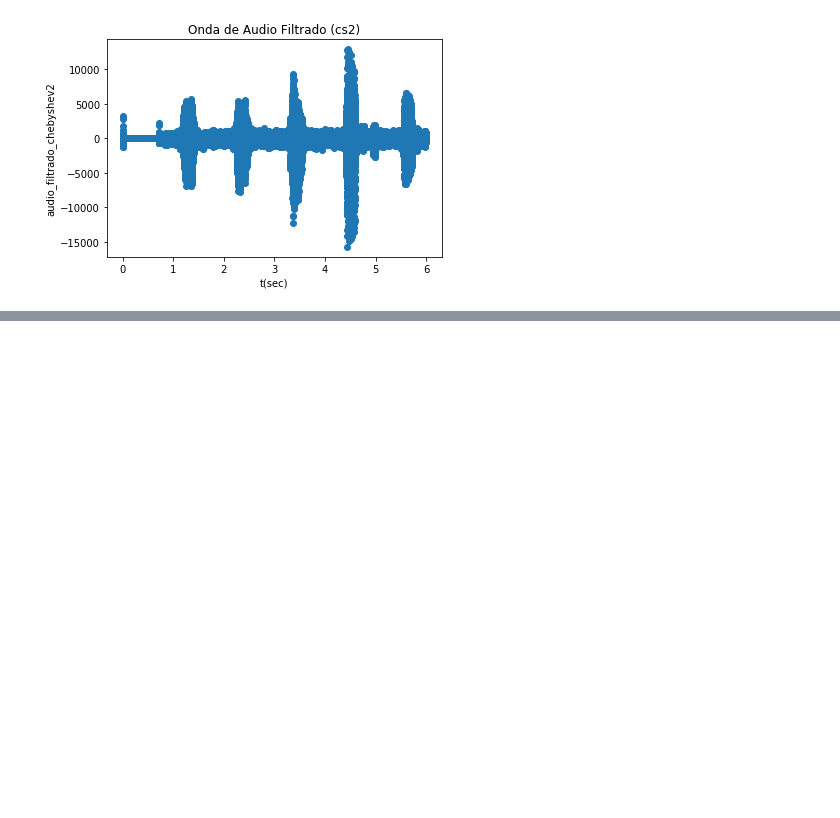
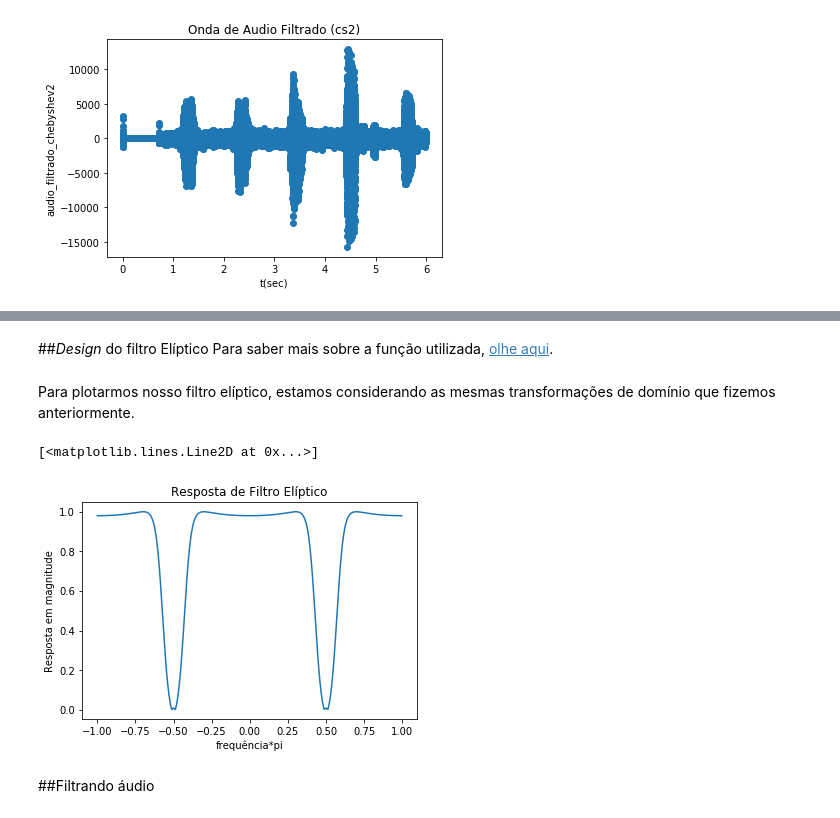
Before and after one commit to mtxslv/digitalprocessingsimulations, a Jupyter notebook: IIRstopbandFilter.ipynb, the cells around one changed output, grey strips where cells are left out. Drawn from its saved outputs; the diff is of its cells as text; code cells hidden in the pictures; blank space fills up the shorter version.

```diff
--- a/IIRstopbandFilter.ipynb
+++ b/IIRstopbandFilter.ipynb
@@ -327,0 +330,28 @@ to do...
+# %%
+Nelp, Welp = signal.ellipord(omega_pas, omega_rej, ganho_pas, ganho_rej)
+# Nelp = 2
+# Welp = [0.35000193 0.64999819]
+# %% [markdown]
+##*Design* do filtro Elíptico
+Para saber mais sobre a função utilizada, [olhe aqui](https://docs.scipy.org/doc/scipy/reference/generated/scipy.signal.ellip.html).
+# %%
+b_elp, a_elp = signal.ellip(Nelp,np.abs(20*np.log10(1-epsilon)), np.abs(20*np.log10(delta)), Welp,'bandstop')
+
+# b_elp = [6.50953676e-01 5.45657181e-07 1.29917340e+00 5.45657181e-07 6.50953676e-01]
+# a_elp = [1.00000000e+00 6.69251434e-07 1.19023938e+00 4.44334648e-07 4.63924653e-01]
+# %%
+w_elp, H_elp = signal.freqz(b_elp,a_elp, whole=True)
+# Whole = True will let us see the two rejections valleys.
+# %% [markdown]
+Para plotarmos nosso filtro elíptico, estamos considerando as mesmas transformações de domínio que fizemos anteriormente.
+# %%
+# Visualizando o filtro...
+plt.title("Resposta de Filtro Elíptico")
+plt.xlabel('frequência*pi')
+plt.ylabel('Resposta em magnitude')
+plt.plot((w_elp-np.pi)/np.pi,np.abs(H_elp)) # deslocamento e divisão no domínio
+# %% [output]
+[<matplotlib.lines.Line2D at 0x...>]
+[figure, added]
+# %% [markdown]
+##Filtrando áudio
```
Also changed, not shown: parts of 14 cells of this notebook.
